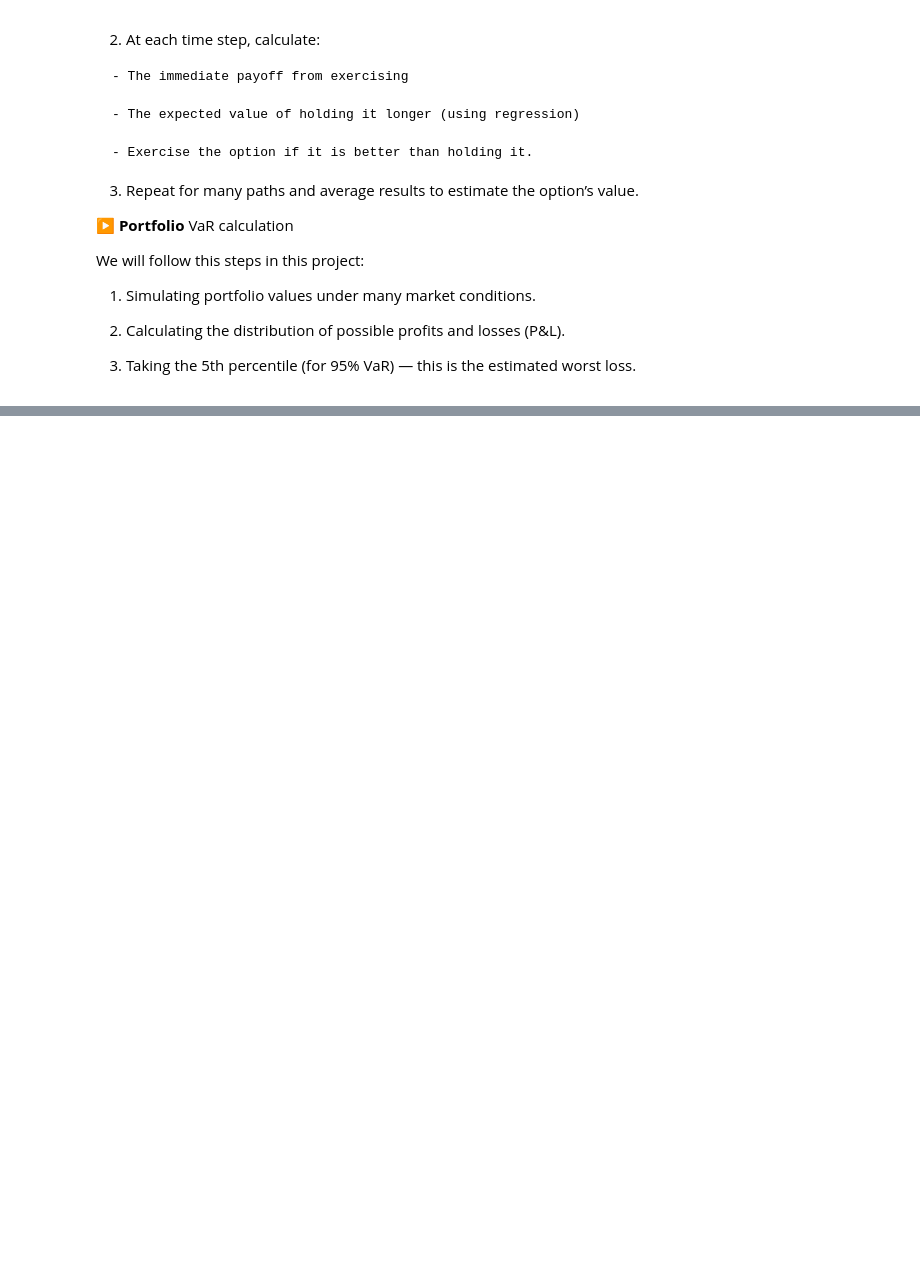
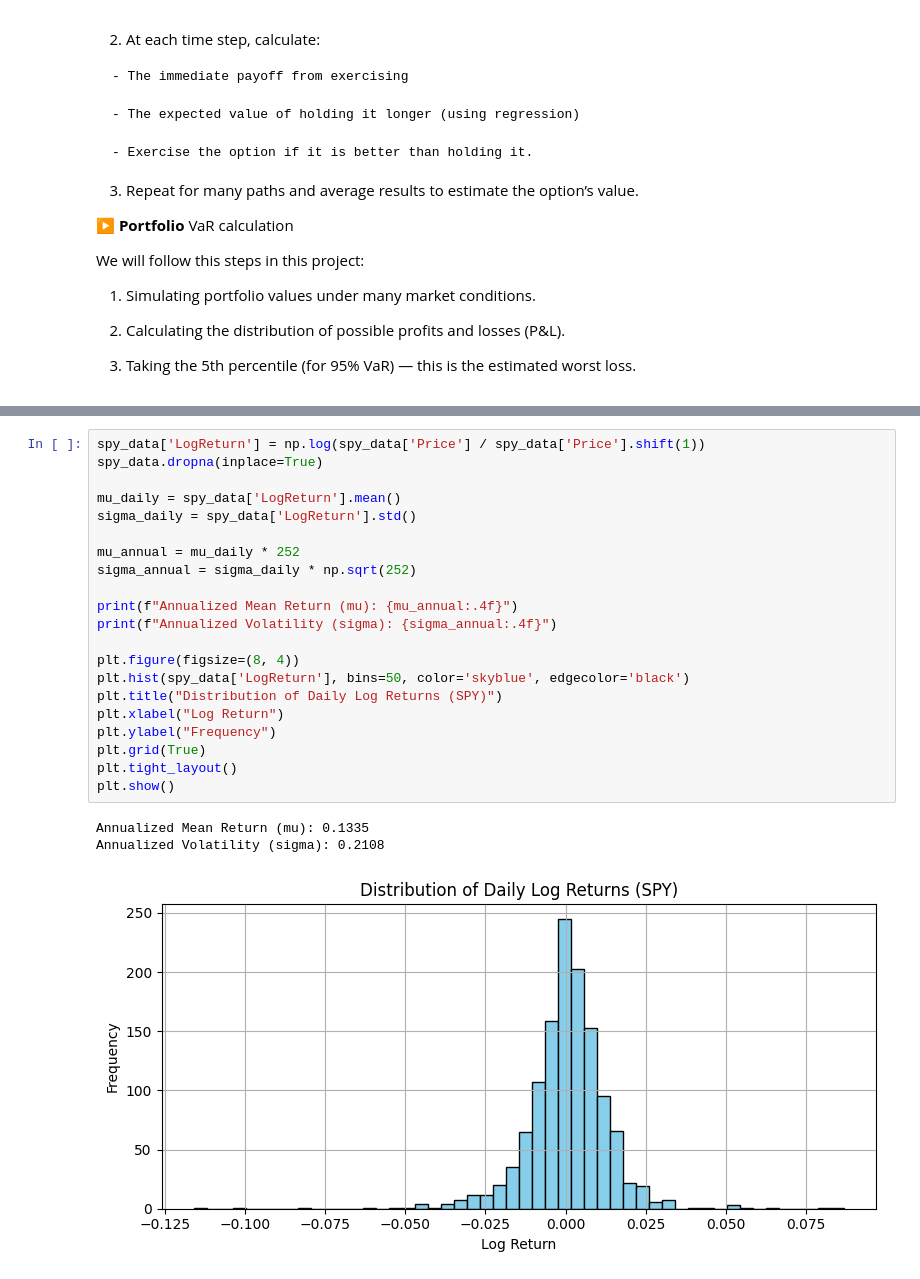
Before and after one commit to glorivaas/Risk_Measures, a Jupyter notebook: FINAL_PROJECT.ipynb, the cells around one changed output, grey strips where cells are left out. Cells and saved outputs as stored; diff of their text form; blank space fills up the shorter version.

```diff
--- a/FINAL_PROJECT.ipynb
+++ b/FINAL_PROJECT.ipynb
@@ -56,0 +90,25 @@ We will follow this steps in this project:
+# %%
+spy_data['LogReturn'] = np.log(spy_data['Price'] / spy_data['Price'].shift(1))
+spy_data.dropna(inplace=True)
+
+mu_daily = spy_data['LogReturn'].mean()
+sigma_daily = spy_data['LogReturn'].std()
+
+mu_annual = mu_daily * 252
+sigma_annual = sigma_daily * np.sqrt(252)
+
+print(f"Annualized Mean Return (mu): {mu_annual:.4f}")
+print(f"Annualized Volatility (sigma): {sigma_annual:.4f}")
+
+plt.figure(figsize=(8, 4))
+plt.hist(spy_data['LogReturn'], bins=50, color='skyblue', edgecolor='black')
+plt.title("Distribution of Daily Log Returns (SPY)")
+plt.xlabel("Log Return")
+plt.ylabel("Frequency")
+plt.grid(True)
+plt.tight_layout()
+plt.show()
+# %% [output]
+Annualized Mean Return (mu): 0.1335
+Annualized Volatility (sigma): 0.2108
+[figure, added]
```
Also changed, not shown: parts of 8 cells of this notebook.
